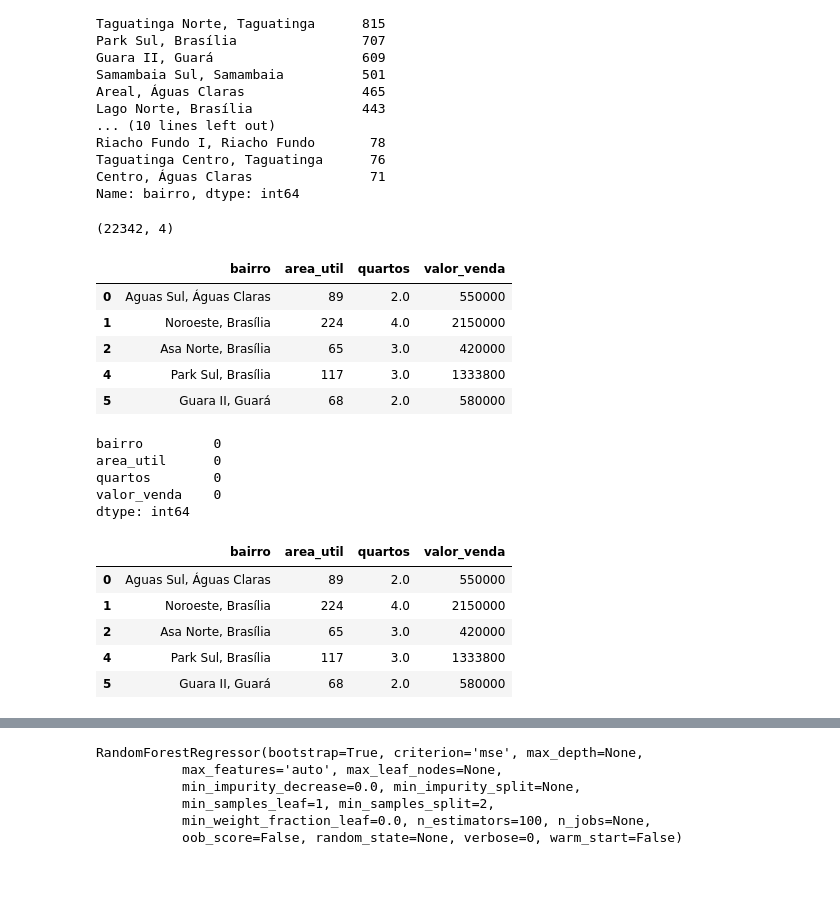
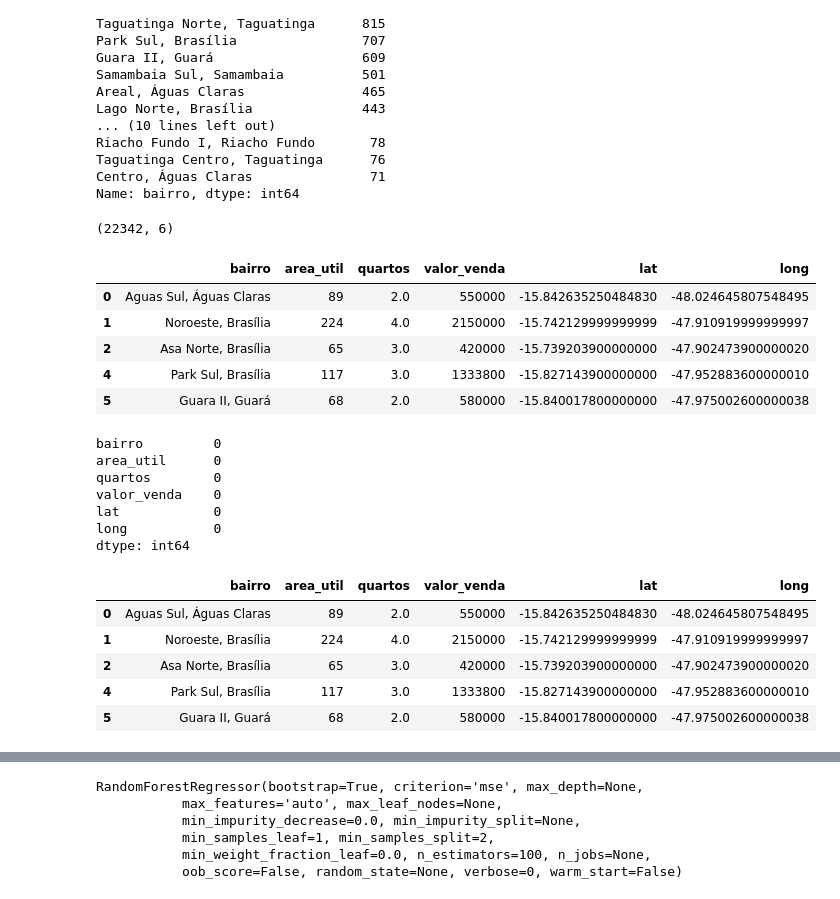
Before and after one commit to chris-redfield/imoveis-df, a Jupyter notebook: regressao apartamentos.ipynb, the cells around one changed output, grey strips where cells are left out. Cells and saved outputs as stored; diff of their text form; code cells hidden in the pictures.

```diff
--- a/regressao apartamentos.ipynb
+++ b/regressao apartamentos.ipynb
@@ -284,17 +284,17 @@ Name: bairro, dtype: int64
 # %%
 df.quartos = df.quartos.fillna(df.quartos.median())
 # %%
-df_regression = df[['bairro', 'area_util', 'quartos','valor_venda']]
+df_regression = df[['bairro', 'area_util', 'quartos','valor_venda','lat','long']]
 print(df_regression.shape)
 df_regression.head()
 # %% [output]
-(22342, 4)
+(22342, 6)
-|  | bairro | area_util | quartos | valor_venda |
-| 0 | Aguas Sul, Águas Claras | 89 | 2.0 | 550000 |
-| 1 | Noroeste, Brasília | 224 | 4.0 | 2150000 |
-| 2 | Asa Norte, Brasília | 65 | 3.0 | 420000 |
-| 4 | Park Sul, Brasília | 117 | 3.0 | 1333800 |
-| 5 | Guara II, Guará | 68 | 2.0 | 580000 |
+|  | bairro | area_util | quartos | valor_venda | lat | long |
+| 0 | Aguas Sul, Águas Claras | 89 | 2.0 | 550000 | -15.842635250484830 | -48.024645807548495 |
+| 1 | Noroeste, Brasília | 224 | 4.0 | 2150000 | -15.742129999999999 | -47.910919999999997 |
+| 2 | Asa Norte, Brasília | 65 | 3.0 | 420000 | -15.739203900000000 | -47.902473900000020 |
+| 4 | Park Sul, Brasília | 117 | 3.0 | 1333800 | -15.827143900000000 | -47.952883600000010 |
+| 5 | Guara II, Guará | 68 | 2.0 | 580000 | -15.840017800000000 | -47.975002600000038 |
 # %%
 df_regression.isna().sum()
 # %% [output]
@@ -302,16 +302,18 @@ bairro         0
 area_util      0
 quartos        0
 valor_venda    0
+lat            0
+long           0
 dtype: int64
 # %%
 df_regression.head()
 # %% [output]
-|  | bairro | area_util | quartos | valor_venda |
-| 0 | Aguas Sul, Águas Claras | 89 | 2.0 | 550000 |
-| 1 | Noroeste, Brasília | 224 | 4.0 | 2150000 |
-| 2 | Asa Norte, Brasília | 65 | 3.0 | 420000 |
-| 4 | Park Sul, Brasília | 117 | 3.0 | 1333800 |
-| 5 | Guara II, Guará | 68 | 2.0 | 580000 |
+|  | bairro | area_util | quartos | valor_venda | lat | long |
+| 0 | Aguas Sul, Águas Claras | 89 | 2.0 | 550000 | -15.842635250484830 | -48.024645807548495 |
+| 1 | Noroeste, Brasília | 224 | 4.0 | 2150000 | -15.742129999999999 | -47.910919999999997 |
+| 2 | Asa Norte, Brasília | 65 | 3.0 | 420000 | -15.739203900000000 | -47.902473900000020 |
+| 4 | Park Sul, Brasília | 117 | 3.0 | 1333800 | -15.827143900000000 | -47.952883600000010 |
+| 5 | Guara II, Guará | 68 | 2.0 | 580000 | -15.840017800000000 | -47.975002600000038 |
 # %%
 one_hot = pd.get_dummies(df_regression['bairro'], prefix="bairro")
 df_regression = df_regression.join(one_hot)
```
Also changed, not shown: parts of 10 cells of this notebook.
